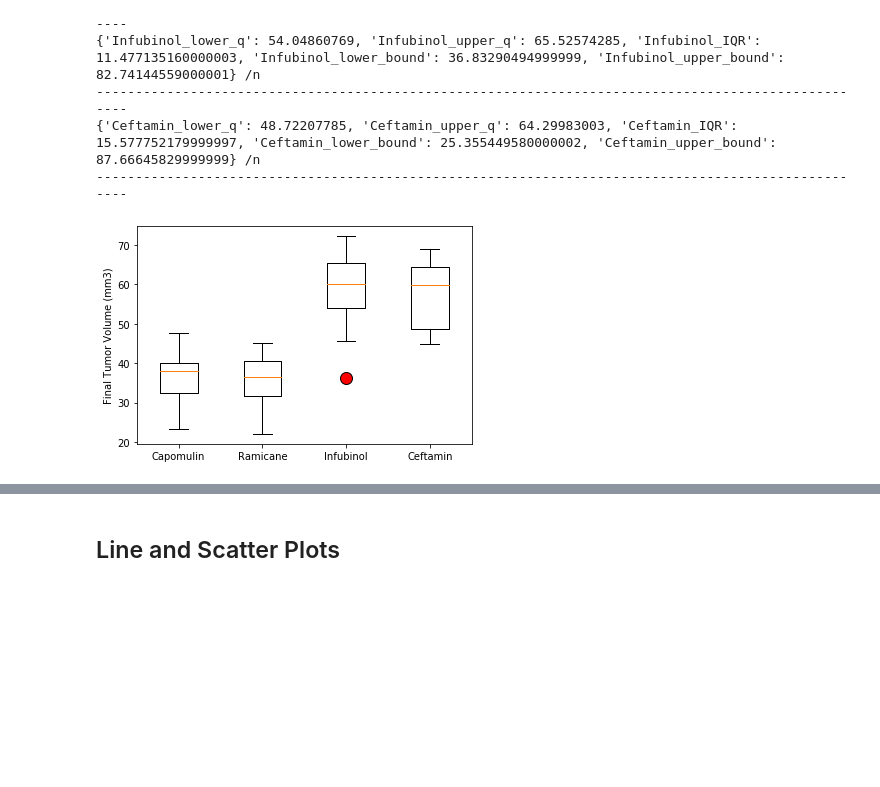
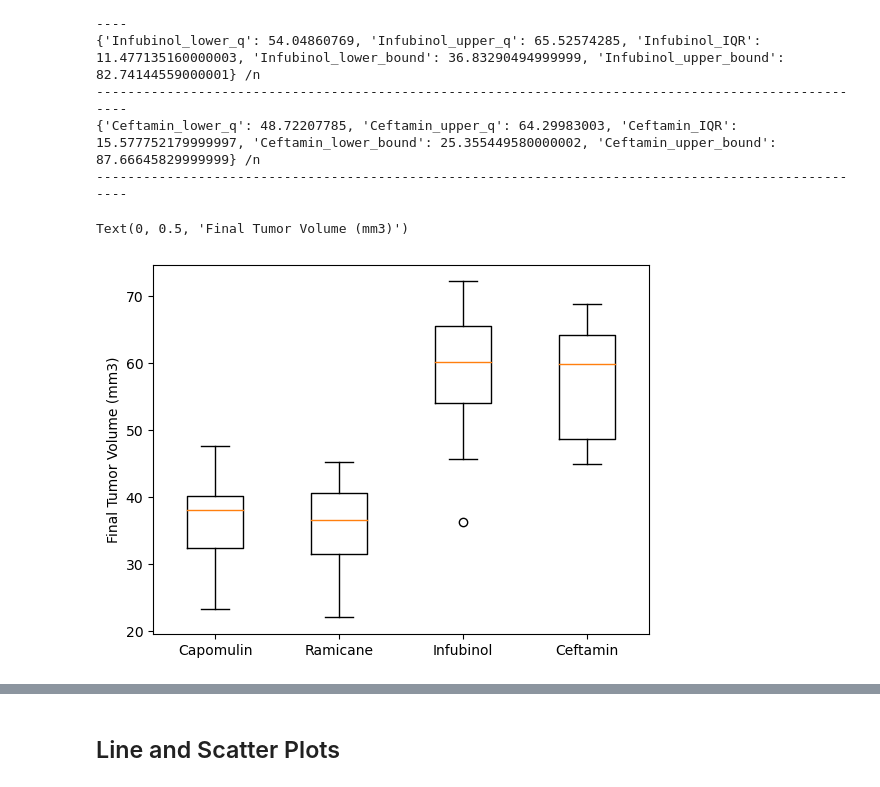
Before and after one commit to sarasteh/Data-Visualization_challenge, a Jupyter notebook: Pymaceuticals/pymaceuticals.ipynb, the cells around one changed output, grey strips where cells are left out. Drawn from its saved outputs; the diff is of its cells as text; code cells hidden in the pictures; blank space fills up the shorter version.

```diff
--- a/Pymaceuticals/pymaceuticals.ipynb
+++ b/Pymaceuticals/pymaceuticals.ipynb
@@ -208,7 +176,7 @@ df_Infubinol_max_merge=pd.merge(df_Infubinol_max,mouse_study_clean,on=['Mouse ID
 df_Ceftamin_max_merge=pd.merge(df_Ceftamin_max,mouse_study_clean,on=['Mouse ID','Timepoint'],how='left')
 # %%
 # Put treatments into a list
-treatments=['Capomulin', 'Ramicane', 'Infubinol', 'Ceftamin']
+treatments_label=['Capomulin', 'Ramicane', 'Infubinol', 'Ceftamin']
 treatments_df=[df_Capomulin_max_merge, df_Ramicane_max_merge, df_Infubinol_max_merge, df_Ceftamin_max_merge]
 
 
@@ -232,11 +200,11 @@ for treatment in treatments_df:
     upper_bound=upper_q+1.5*IQR
 
     #fill out the quartiles_list
-    quatriles_list.append({f'{treatments[treatment_num]}_lower_q':lower_q,
-                          f'{treatments[treatment_num]}_upper_q':upper_q,
-                          f'{treatments[treatment_num]}_IQR':IQR,
-                          f'{treatments[treatment_num]}_lower_bound':lower_bound,
-                          f'{treatments[treatment_num]}_upper_bound':upper_bound})
+    quatriles_list.append({f'{treatments_label[treatment_num]}_lower_q':lower_q,
+                          f'{treatments_label[treatment_num]}_upper_q':upper_q,
+                          f'{treatments_label[treatment_num]}_IQR':IQR,
+                          f'{treatments_label[treatment_num]}_lower_bound':lower_bound,
+                          f'{treatments_label[treatment_num]}_upper_bound':upper_bound})
 
     #fill out the outlier list
     outliers=treatment[(treatment['Timepoint']<lower_bound)| (treatment['Timepoint']>upper_bound)]
@@ -244,7 +212,7 @@ for treatment in treatments_df:
     treatment_num+=1
 
 #print out the results
-for i in range(len(treatments)):
+for i in range(len(treatments_label)):
     print (quatriles_list[i],'/n')
     print('-'*100)
 # %% [output]
@@ -263,4 +227,13 @@ for treatment in treatments_df:
 # %%
 # Generate a box plot that shows the distrubution of the tumor volume for each treatment group.
+treatments_vol_df=[df_Capomulin_max_merge['Tumor Volume (mm3)'],
+                   df_Ramicane_max_merge['Tumor Volume (mm3)'],
+                   df_Infubinol_max_merge['Tumor Volume (mm3)'],
+                   df_Ceftamin_max_merge['Tumor Volume (mm3)']]
+
+
+plt.boxplot(treatments_vol_df, labels=treatments_label)
+plt.ylabel('Final Tumor Volume (mm3)')
 # %% [output]
+Text(0, 0.5, 'Final Tumor Volume (mm3)')
-[figure, old version]
+[figure, new version]
```
Also changed, not shown: parts of 11 cells of this notebook.
